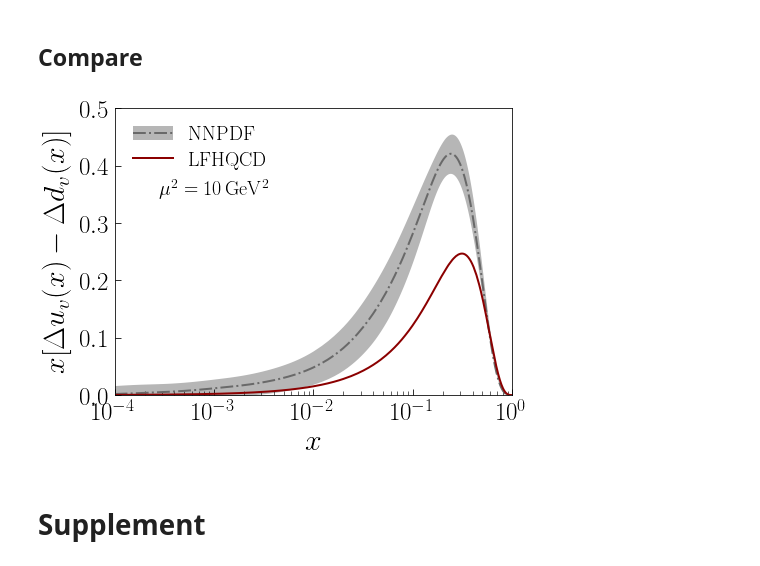
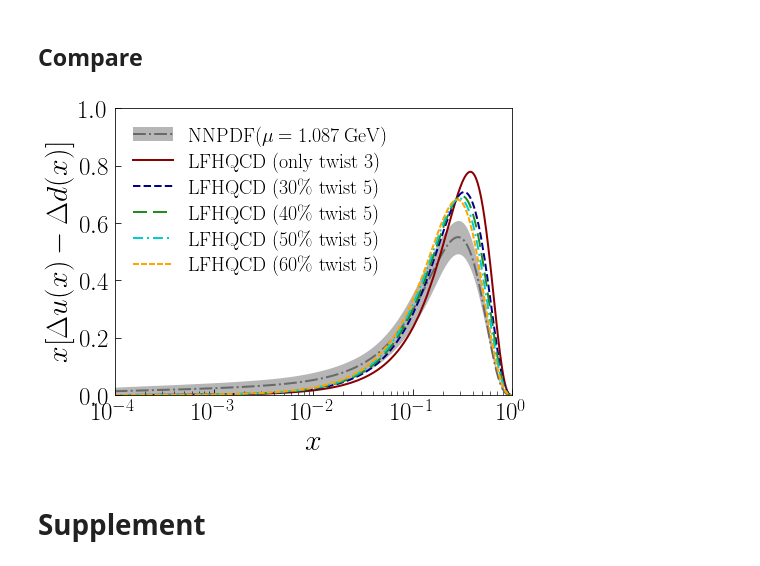
Before and after one commit to TianboLiu/LFHQCD, a Jupyter notebook: axialFF/compare-pol.ipynb, the cells around one changed output. Saved outputs shown, nothing was run; the diff lists cells and outputs as text; code cells hidden in the pictures.

```diff
--- a/axialFF/compare-pol.ipynb
+++ b/axialFF/compare-pol.ipynb
@@ -29,39 +23,66 @@ pol['model0 Q=3.162']=np.loadtxt("results/model0_Q=3.162.dat",skiprows=2)
+# %%
+pol={}
+
+pol['NNPDF Q=1.087']=np.loadtxt("results/NNPDFpol11_NLO_Q=1.087.dat",skiprows=2)
+pol['NNPDF Q=3.162']=np.loadtxt("results/NNPDFpol11_NLO_Q=3.162.dat",skiprows=2)
+
+pol['model0 initial']=np.loadtxt("results/model0_initial.dat",skiprows=2)
+pol['model0 Q=3.162']=np.loadtxt("results/model0_Q=3.162.dat",skiprows=2)
+
+pol['model0 Q0=0.5']=np.loadtxt("results/model0_Q0=0.5.dat",skiprows=2)
+pol['model0 Q0=0.53']=np.loadtxt("results/model0_Q0=0.53.dat",skiprows=2)
+pol['model0 Q0=0.55']=np.loadtxt("results/model0_Q0=0.55.dat",skiprows=2)
+pol['model0 Q0=0.6']=np.loadtxt("results/model0_Q0=0.6.dat",skiprows=2)
+
+pol['model1 initial']=np.loadtxt("results/model1_initial.dat",skiprows=2)
+pol['model2 initial']=np.loadtxt("results/model2_initial.dat",skiprows=2)
+pol['model3 initial']=np.loadtxt("results/model3_initial.dat",skiprows=2)
+pol['model4 initial']=np.loadtxt("results/model4_initial.dat",skiprows=2)
 # %% [markdown]
 ## Compare
 # %%
 nrows,ncols=1,1
 py.figure(figsize=(ncols*7,nrows*7*0.75))
 
 ax=py.subplot(nrows,ncols,1)
 #NNPDF
-c1=ax.plot(pol['NNPDF Q=3.162'][:,0], pol['NNPDF Q=3.162'][:,1] ,color='dimgray',ls='-.', linewidth=2)
-c2=ax.fill_between(pol['NNPDF Q=3.162'][:,0],\
-                   pol['NNPDF Q=3.162'][:,1] - pol['NNPDF Q=3.162'][:,2],\
-                   pol['NNPDF Q=3.162'][:,1] + pol['NNPDF Q=3.162'][:,2],\
+c1=ax.plot(pol['NNPDF Q=1.087'][:,0], pol['NNPDF Q=1.087'][:,3] ,color='dimgray',ls='-.', linewidth=2)
+c2=ax.fill_between(pol['NNPDF Q=1.087'][:,0],\
+                   pol['NNPDF Q=1.087'][:,3] - pol['NNPDF Q=1.087'][:,4],\
+                   pol['NNPDF Q=1.087'][:,3] + pol['NNPDF Q=1.087'][:,4],\
                    color='darkgray', alpha=0.85, linewidth=0)
 #model0
-c3=ax.plot(pol['model0 Q=3.162'][:,0], pol['model0 Q=3.162'][:,1], color='darkred', ls='-', linewidth=2)
+t0=ax.plot(pol['model0 initial'][:,0], pol['model0 initial'][:,2] * 1.272, color='darkred', ls='-', linewidth=2)
+t1=ax.plot(pol['model1 initial'][:,0], pol['model1 initial'][:,2] * 1.272, color='darkblue', ls='--', linewidth=2)
+t2=ax.plot(pol['model2 initial'][:,0], pol['model2 initial'][:,2] * 1.272, color='forestgreen', dashes=[7,3,7,3], linewidth=2)
+t3=ax.plot(pol['model3 initial'][:,0], pol['model3 initial'][:,2] * 1.272, color='darkturquoise', dashes=[5,2,1,2], linewidth=2)
+t4=ax.plot(pol['model4 initial'][:,0], pol['model4 initial'][:,2] * 1.272, color='orange', dashes=[3,1,3,1], linewidth=2)
 
 #setting
 ax.set_xlabel(r'$x$',size=30)
-ax.set_ylabel(r'$x[\Delta u_v(x)-\Delta d_v(x)]$',size=30)
+ax.set_ylabel(r'$x[\Delta u(x)-\Delta d(x)]$',size=30)
 ax.set_xlim(1e-4,1)
-ax.set_ylim(0,0.5)
+ax.set_ylim(0,1)
 ax.set_xscale('log')
 ax.tick_params(axis='both', which='major', labelsize=25, direction='in', length=6, pad=6)
 ax.tick_params(axis='both', which='minor', direction='in', length=4)
 #ax.set_xticks([0.0,0.2,0.4,0.6,0.8,1.0])
 #ax.set_yticks([0.0,0.2,0.4,0.6,0.8])
 #ax.text(0.20,0.70,r'$\rm \mu_0^2 = 0.75\,GeV^2$',horizontalalignment='center',transform=ax.transAxes,size=20)
-ax.text(0.25,0.70,r'$\rm \mu^2 = 10\,GeV^2$',horizontalalignment='center',transform=ax.transAxes,size=20)
+#ax.text(0.25,0.50,r'$\rm \mu = 1.087\,GeV$',horizontalalignment='center',transform=ax.transAxes,size=20)
 #ax.text(0.10,0.70,r'$w(x)=x^{1-x}e^{-a(1-x)^2}$',horizontalalignment='left',transform=ax.transAxes,size=20)
-L=[(c2,c1[0]), (c3[0])]
-H=[r'$\rm NNPDF$', r'$\rm LFHQCD$']
+L=[(c2,c1[0]), (t0[0]), (t1[0]), (t2[0]), (t3[0]), (t4[0])]
+H=[r'$\rm NNPDF(\mu=1.087\,\rm GeV)$',\
+   r'$\rm LFHQCD~(only~twist~3)$',\
+   r'$\rm LFHQCD~(30\%~twist~5)$',\
+   r'$\rm LFHQCD~(40\%~twist~5)$',\
+   r'$\rm LFHQCD~(50\%~twist~5)$',\
+   r'$\rm LFHQCD~(60\%~twist~5)$']
 ax.legend(L, H, fontsize=20,frameon=False, labelspacing=0.3, loc='upper left')
 
 py.tight_layout()
-py.savefig('results/compare.pdf')
+py.savefig('results/compare-4.pdf')
 # %% [output]
-[figure, old version]
+[figure, new version]
 # %% [markdown]
 # Supplement
```
Also changed, not shown: parts of 1 cell of this notebook, 25 other files.
